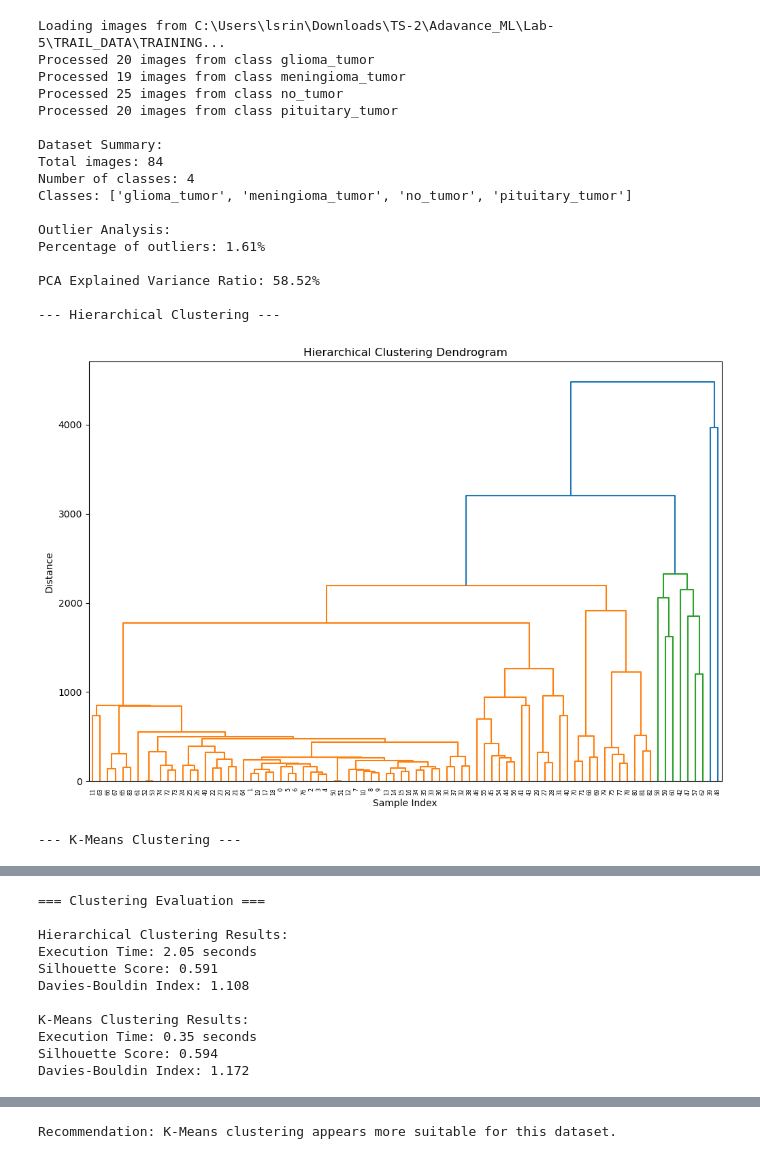
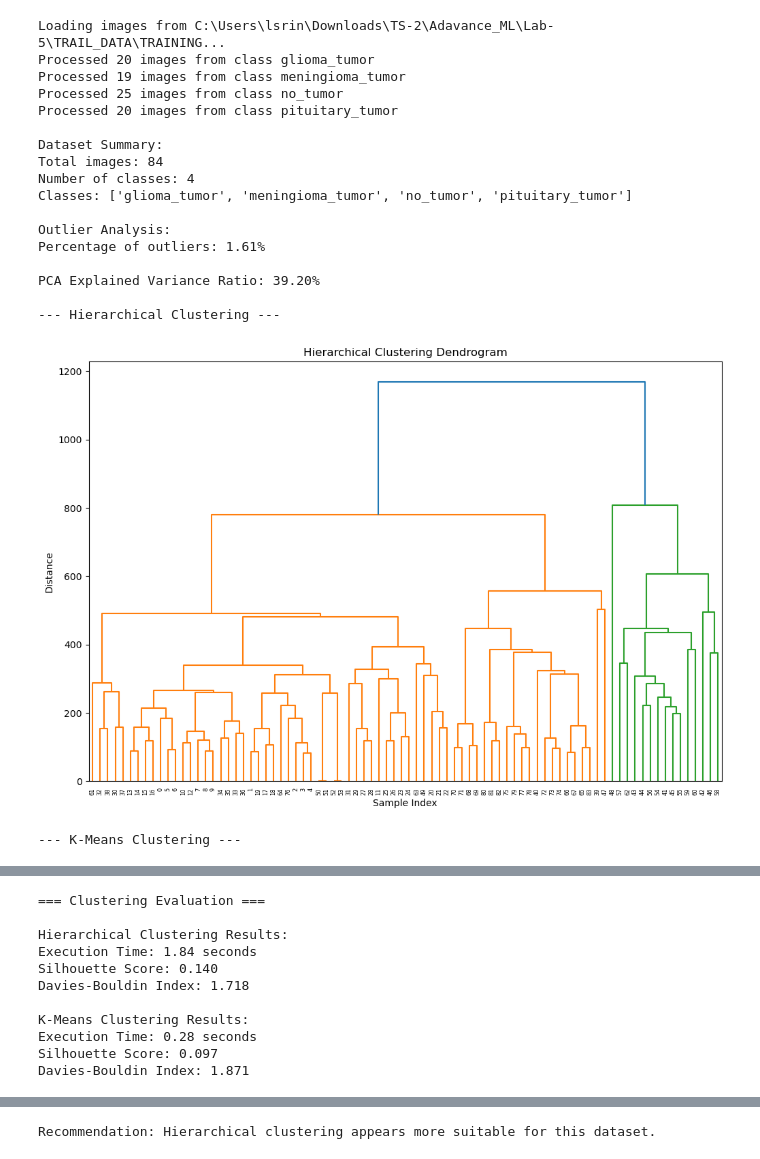
Before and after one commit to srinijalanda93/Adavance_ML, a Jupyter notebook: Lab-5/lab5.ipynb, the cells around one changed output, grey strips where cells are left out. Cells and saved outputs as stored; diff of their text form; code cells hidden in the pictures.

```diff
--- a/Lab-5/lab5.ipynb
+++ b/Lab-5/lab5.ipynb
@@ -53,7 +73,7 @@ def prepare_data(features):
     print(f"Percentage of outliers: {outlier_percentage:.2f}%")
 
     # Standardize data
-    scaler = RobustScaler()  # Using RobustScaler to handle outliers
+    scaler = StandardScaler()  # Using Scaler to handle outliers
     X_scaled = scaler.fit_transform(features)
 
     # Apply PCA
@@ -168,33 +188,33 @@ if __name__ == "__main__":
         print(f"Execution Time: {scores['Time']:.2f} seconds")
         print(f"Silhouette Score: {scores['Silhouette']:.3f}")
         print(f"Davies-Bouldin Index: {scores['Davies-Bouldin']:.3f}")
         #print(f"Calinski-Harabasz Score: {scores['Calinski-Harabasz']:.3f}")
 
     # Visualize clusters in 3D
     visualize_clusters_3d(X_pca, y_hier, y_kmeans)
 
     # Make recommendation
     if metrics['K-Means']['Silhouette'] > metrics['Hierarchical']['Silhouette']:
         print("\nRecommendation: K-Means clustering appears more suitable for this dataset.")
     else:
         print("\nRecommendation: Hierarchical clustering appears more suitable for this dataset.")
 # %% [output]
 Loading images from C:\Users\lsrin\Downloads\TS-2\Adavance_ML\Lab-5\TRAIL_DATA\TRAINING...
 Processed 20 images from class glioma_tumor
 Processed 19 images from class meningioma_tumor
 Processed 25 images from class no_tumor
 Processed 20 images from class pituitary_tumor
 
 Dataset Summary:
 Total images: 84
 Number of classes: 4
 Classes: ['glioma_tumor', 'meningioma_tumor', 'no_tumor', 'pituitary_tumor']
 
 Outlier Analysis:
 Percentage of outliers: 1.61%
 
-PCA Explained Variance Ratio: 58.52%
+PCA Explained Variance Ratio: 39.20%
 
 --- Hierarchical Clustering ---
-[figure, old version]
+[figure, new version]
 --- K-Means Clustering ---
@@ -202,11 +222,11 @@ PCA Explained Variance Ratio: 58.52%
 === Clustering Evaluation ===
 
 Hierarchical Clustering Results:
-Execution Time: 2.05 seconds
-Silhouette Score: 0.591
-Davies-Bouldin Index: 1.108
+Execution Time: 1.84 seconds
+Silhouette Score: 0.140
+Davies-Bouldin Index: 1.718
 
 K-Means Clustering Results:
-Execution Time: 0.35 seconds
-Silhouette Score: 0.594
-Davies-Bouldin Index: 1.172
+Execution Time: 0.28 seconds
+Silhouette Score: 0.097
+Davies-Bouldin Index: 1.871
@@ -214 +234 @@ Davies-Bouldin Index: 1.172
-Recommendation: K-Means clustering appears more suitable for this dataset.
+Recommendation: Hierarchical clustering appears more suitable for this dataset.
```
Also changed, not shown: parts of 4 cells of this notebook, 3 other files.
